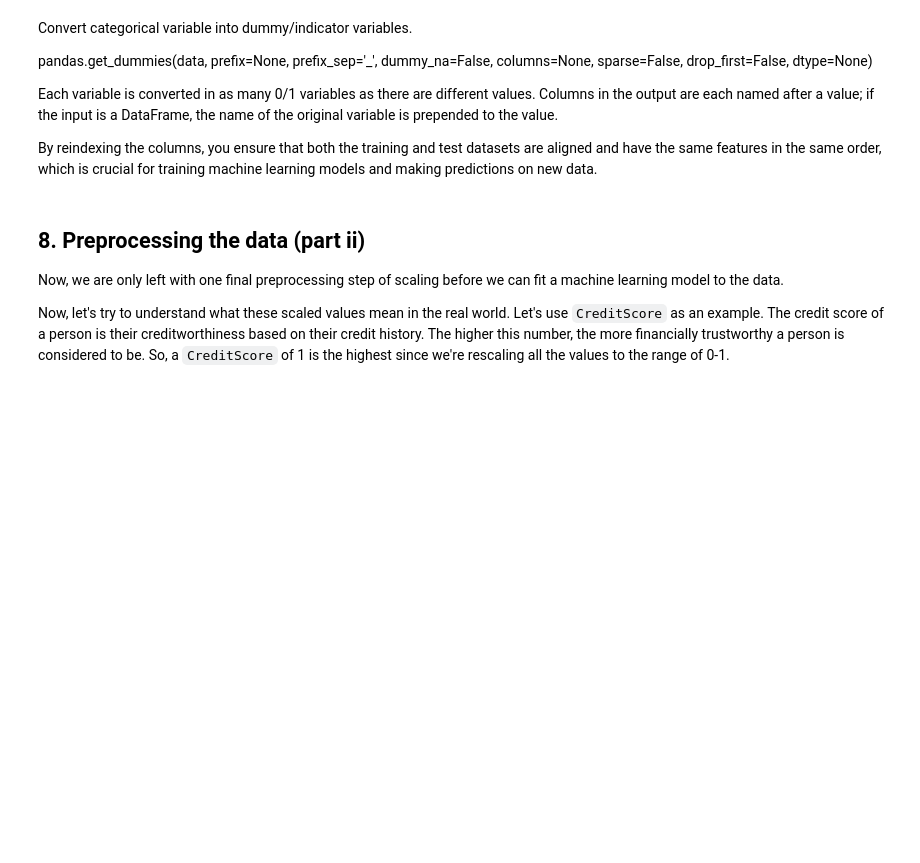
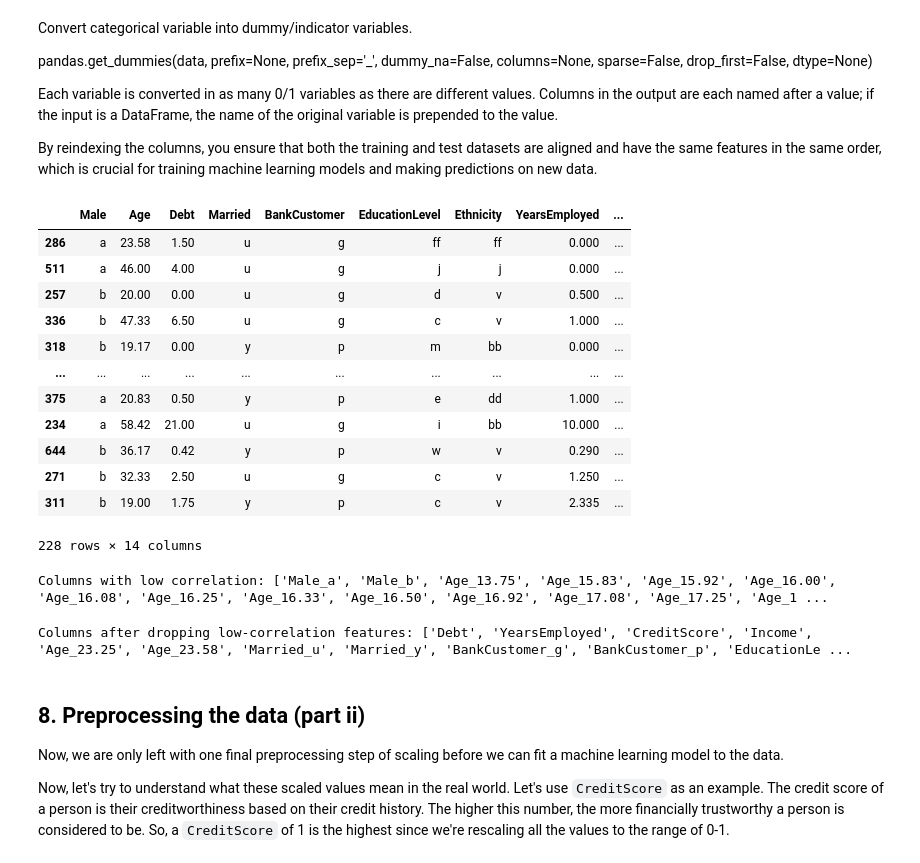
Before and after one commit to Claudiomics/credit_card_application_ML, a Jupyter notebook: Credit_Card_Lab.ipynb, the cells around one changed output. Drawn from its saved outputs; the diff is of its cells as text; code cells hidden in the pictures; blank space fills up the shorter version.

```diff
--- a/Credit_Card_Lab.ipynb
+++ b/Credit_Card_Lab.ipynb
@@ -403,14 +378,19 @@ pandas.get_dummies(data, prefix=None, prefix_sep='_', dummy_na=False, columns=No
 Each variable is converted in as many 0/1 variables as there are different values. Columns in the output are each named after a value; if the input is a DataFrame, the name of the original variable is prepended to the value.
 
 By reindexing the columns, you ensure that both the training and test datasets are aligned and have the same features in the same order, which is crucial for training machine learning models and making predictions on new data.
-# %%
-# Convert the categorical features in the train and test sets independently
-cc_apps_train = pd.get_dummies(cc_apps_train, columns=['Male', 'Married', 'BankCustomer', 'EducationLevel', 'Ethnicity', 'PriorDefault', 'Employed', 'Citizen', 'Approved'], dtype=int)
-cc_apps_test = pd.get_dummies(cc_apps_test, columns=['Male', 'Married', 'BankCustomer', 'EducationLevel', 'Ethnicity', 'PriorDefault', 'Employed', 'Citizen', 'Approved'], dtype=int)
-
-#train_dummy_df # still shows the continous data columns :)
-#test_dummy_df
-
-# Reindex the columns of the test set aligning with the train set
-training_columns = cc_apps_train.columns
-cc_apps_test = cc_apps_test.reindex(columns=training_columns, fill_value=0) # Use 0 to fill the columns that aren't present in the reindexed cc_apps_test
+# %%
+cc_apps_test
+# %% [output]
+|  | Male | Age | Debt | Married | BankCustomer | EducationLevel | Ethnicity | YearsEmployed | ... |
+| 286 | a | 23.58 | 1.50 | u | g | ff | ff | 0.000 | ... |
+| 511 | a | 46.00 | 4.00 | u | g | j | j | 0.000 | ... |
+| 257 | b | 20.00 | 0.00 | u | g | d | v | 0.500 | ... |
+| 336 | b | 47.33 | 6.50 | u | g | c | v | 1.000 | ... |
+| 318 | b | 19.17 | 0.00 | y | p | m | bb | 0.000 | ... |
+| ... | ... | ... | ... | ... | ... | ... | ... | ... | ... |
+| 375 | a | 20.83 | 0.50 | y | p | e | dd | 1.000 | ... |
+| 234 | a | 58.42 | 21.00 | u | g | i | bb | 10.000 | ... |
+| 644 | b | 36.17 | 0.42 | y | p | w | v | 0.290 | ... |
+| 271 | b | 32.33 | 2.50 | u | g | c | v | 1.250 | ... |
+| 311 | b | 19.00 | 1.75 | y | p | c | v | 2.335 | ... |
+228 rows × 14 columns
@@ -416,0 +424,19 @@ cc_apps_test = cc_apps_test.reindex(columns=training_columns, fill_value=0) # Us
+# %%
+# Define a threshold for low correlation
+low_corr_threshold = 0.10
+
+# Identify columns with low correlation to the target variable 'approved_+'
+low_corr_columns = corr_matrix.index[(corr_matrix['Approved_+'].abs() < low_corr_threshold)].tolist()
+
+# Print the columns with low correlation
+print("Columns with low correlation:", low_corr_columns)
+# %% [output]
+Columns with low correlation: ['Male_a', 'Male_b', 'Age_13.75', 'Age_15.83', 'Age_15.92', 'Age_16.00', 'Age_16.08', 'Age_16.25', 'Age_16.33', 'Age_16.50', 'Age_16.92', 'Age_17.08', 'Age_17.25', 'Age_1 ...
+# %%
+# Drop these columns from the DataFrame
+cc_apps_train = cc_apps_train.drop(columns=low_corr_columns)
+
+# Print the reduced DataFrame's columns to verify
+print("Columns after dropping low-correlation features:", cc_apps_train.columns.tolist())
+# %% [output]
+Columns after dropping low-correlation features: ['Debt', 'YearsEmployed', 'CreditScore', 'Income', 'Age_23.25', 'Age_23.58', 'Married_u', 'Married_y', 'BankCustomer_g', 'BankCustomer_p', 'EducationLe ...
```
Also changed, not shown: parts of 38 cells of this notebook, 1 other file.
